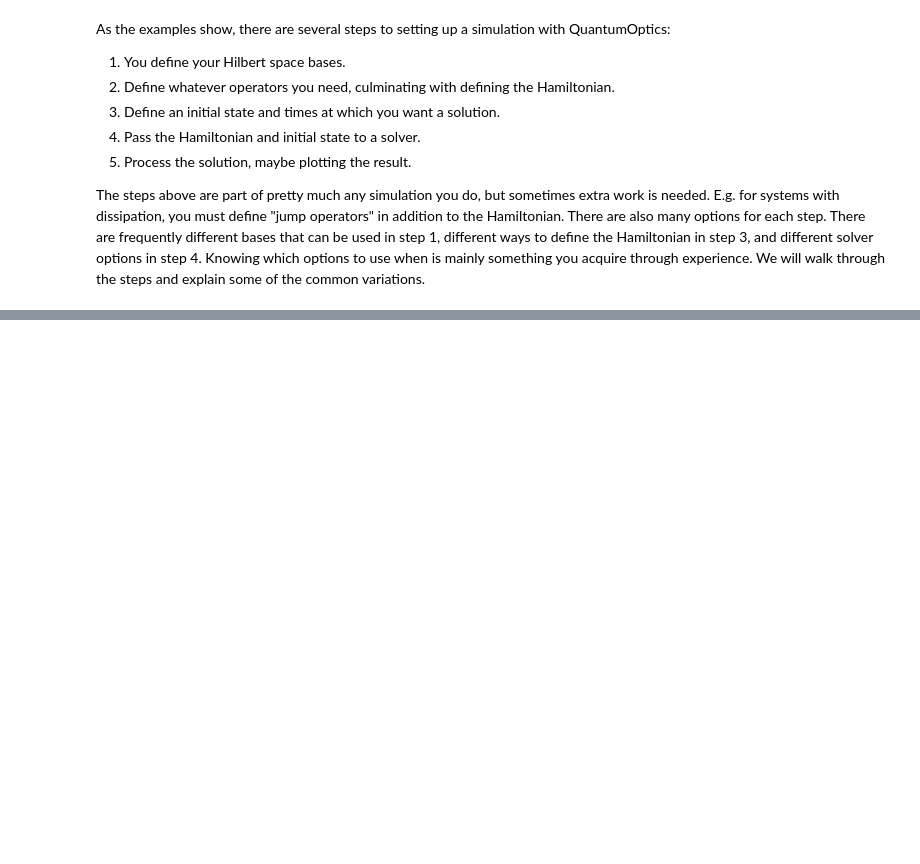
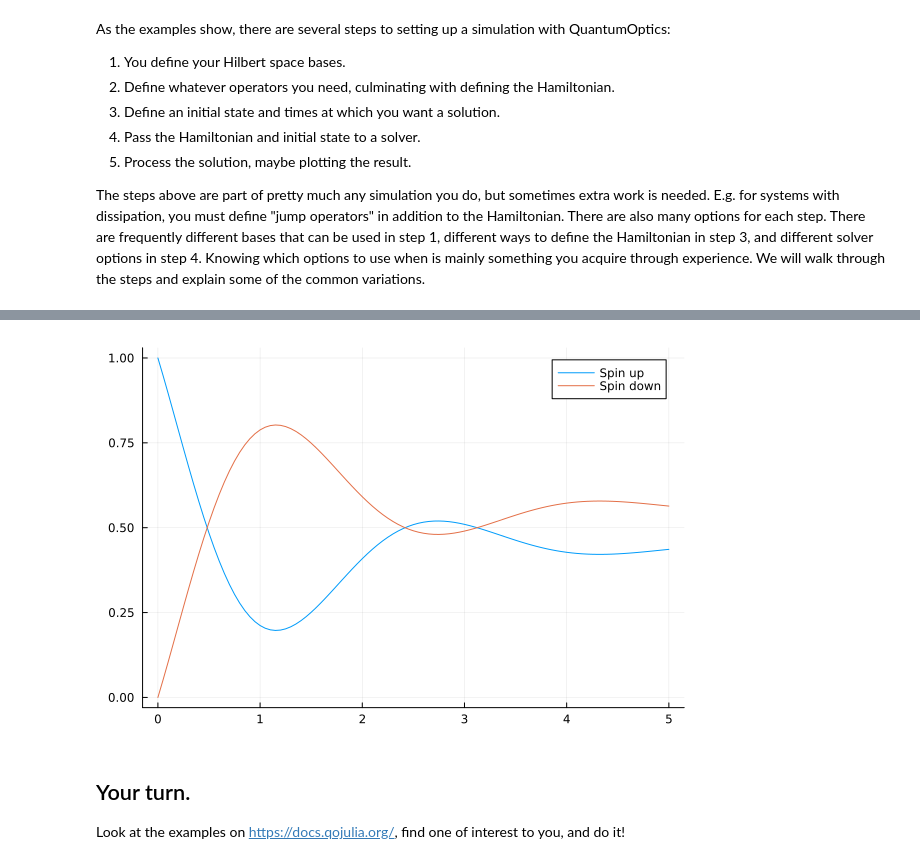
Before and after one commit to orswan/ScientificCodingBootcamp, a Jupyter notebook: Solution - Bootcamp 5 - QuantumOptics.ipynb, the cells around one changed output, grey strips where cells are left out. Drawn from its saved outputs; the diff is of its cells as text; code cells hidden in the pictures; blank space fills up the shorter version.

```diff
--- a/Solution - Bootcamp 5 - QuantumOptics.ipynb
+++ b/Solution - Bootcamp 5 - QuantumOptics.ipynb
@@ -113,0 +227,12 @@ The steps above are part of pretty much any simulation you do, but sometimes ext
+# %%
+# Toy example for a spin 1/2 system.
+tspan = [0:0.05:5;]
+ψ0 = spinup(bSpinHalf)
+H = sigmax(bSpinHalf)
+tout, ψt = timeevolution.schroedinger(tspan, ψ0, H);
+
+# Master equation for the same system.
+ρ0 = ψ0 ⊗ dagger(ψ0)
+κ = 1.
+J = [sigmam(bSpinHalf)]
+tout, ρt = timeevolution.master(tspan, ρ0, H, J; rates=[κ]);
@@ -113,0 +250,12 @@ The steps above are part of pretty much any simulation you do, but sometimes ext
+# %%
+# Two different ways to access state data.
+sup = [real(expect(spinup(bSpinHalf) ⊗ dagger(spinup(bSpinHalf)), ρt[t])) for t in 1:length(tout)]
+sdown = [abs.(ρ.data[2,2]) for ρ in ρt]
+
+plot(tout, [sup,sdown]; labels = ["Spin up" "Spin down"])
+# %% [output]
+[figure, added]
+# %% [markdown]
+<h2>Your turn.</h2>
+
+Look at the examples on https://docs.qojulia.org/, find one of interest to you, and do it!
```
Also changed, not shown: parts of 17 cells of this notebook.
